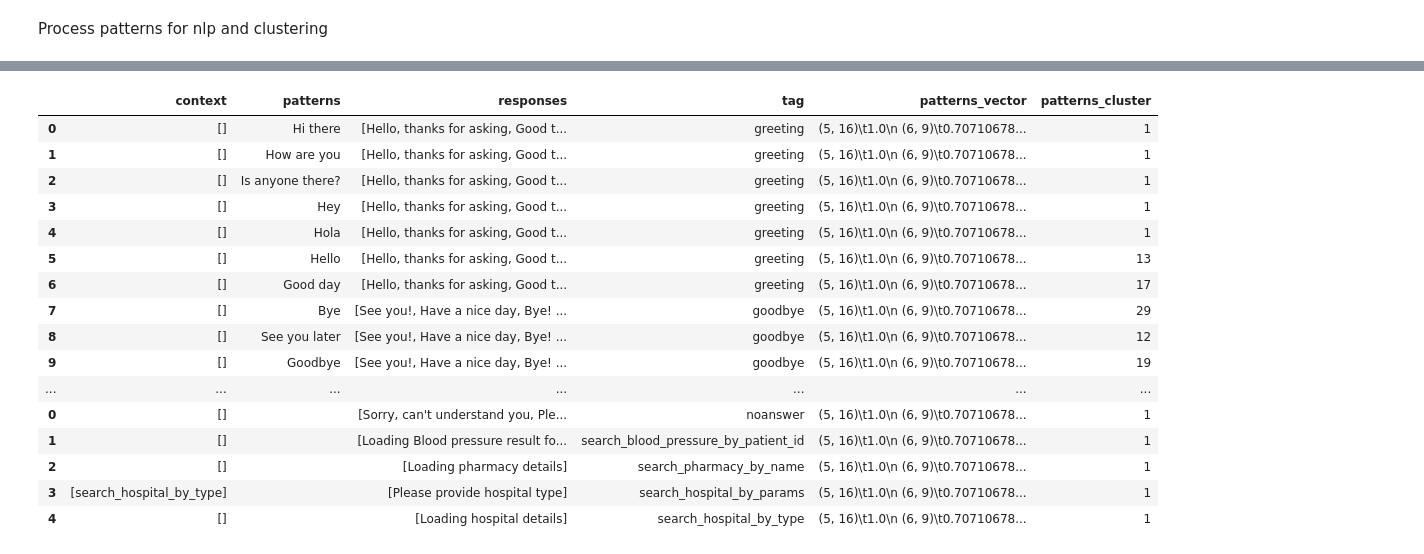
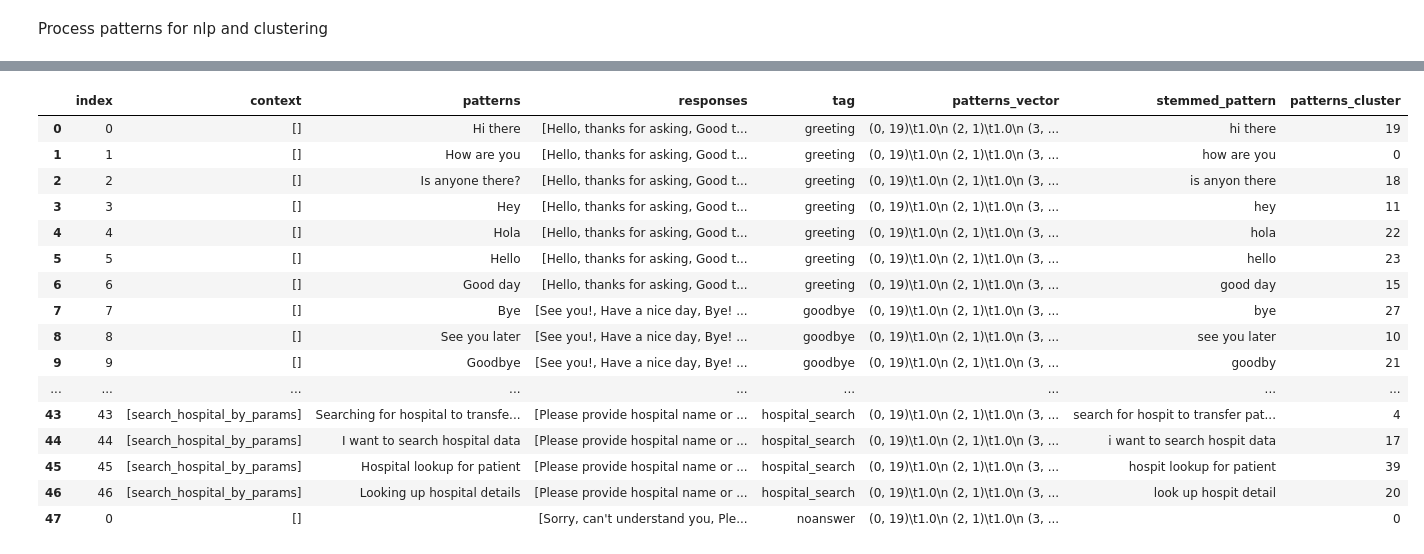
Before and after one commit to rockstardotb/COMP4449, a Jupyter notebook: Midterm/main.ipynb, the cells around one changed output, grey strips where cells are left out. Saved outputs shown, nothing was run; the diff lists cells and outputs as text; code cells hidden in the pictures.

```diff
--- a/Midterm/main.ipynb
+++ b/Midterm/main.ipynb
@@ -47,5 +48,4 @@ import pickle
 
 classes = pickle.load(urllib.request.urlopen("https://raw.githubusercontent.com/emmanueliarussi/DataScienceCapstone/master/3_MidtermProjects/ProjectPCB/data/classes.pkl"))
 words   = pickle.load(urllib.request.urlopen("https://raw.githubusercontent.com/emmanueliarussi/DataScienceCapstone/master/3_MidtermProjects/ProjectPCB/data/words.pkl"))
-print(classes)
-print(words)
+words += ['are', 'can', 'do']#how', 'what', 'you', 'do', 'can']
@@ -81,27 +60,46 @@ intents
 Process patterns for nlp and clustering
 # %%
 df = pd.DataFrame(intents['intents'])
+# explode pattern fields into new rows
 df_intents = pd.DataFrame({
               col:np.repeat(df[col].values, df['patterns'].str.len())
               for col in df.columns.difference(['patterns'])
           }).assign(**{'patterns':np.concatenate(df['patterns'].values)})[df.columns.tolist()]
+# re-add rows with no pattern
 df_intents = df_intents.append(pd.DataFrame([{'context':d['context'],
                                               'patterns':'',
                                               'responses':d['responses'],
                                               'tag':d['tag']}
-                                             for d in intents['intents'] if d['patterns']==[]]))
+                                             for d in intents['intents'] if d['patterns']==[]])).reset_index()
 # %%
 tqdm.pandas()
 stop = stopwords.words()
 
 df_intents['patterns_vector'] = [[]]*len(df_intents.patterns.values)
+df_intents['stemmed_pattern'] = ['']*len(df_intents.patterns.values)
+
+#encoder = OrdinalEncoder()
 
 for idx, val in df_intents.patterns.items():
+    # Normalize words (i.e., convert to same case)
     lowered = val.replace("[^\w\s]", "").lower().split()
+    # Remove punctuation
     table = str.maketrans('', '', string.punctuation)
     stripped = [w.translate(table) for w in lowered]
-    df_intents.set_value(idx, 'patterns_vector', ' '.join([item for item in stripped
-                                                               if item not in stop]))
+    # Remove stop words
+    stops_removed = [item for item in stripped if (item in words) or (item not in stop)]
+    # Stem words
+    porter = nltk.PorterStemmer()
+    lemmatizer = WordNetLemmatizer()
+    lemmatized = [lemmatizer.lemmatize(word) for word in stops_removed]
+    stemmed = ' '.join([porter.stem(word) for word in lemmatized])
+    # make new column for cleaned text
+    df_intents.set_value(idx, 'patterns_vector', stemmed)
+    df_intents.set_value(idx, 'stemmed_pattern', stemmed)
+
+#df_intents['ordinal_value'] = encoder.fit_transform(df_intents.stemmed_pattern.values.reshape(-1,1))
+
+# Vectorize text
 tfidf = TfidfVectorizer(
     min_df = 0,
     max_df = 0.95,
@@ -115,5 +113,9 @@ patterns_tfidf = tfidf.transform(df_intents.patterns_vector)
 
 df_intents.patterns_vector = patterns_tfidf
 
-df_intents.head()
+# remove duplicate patterns
+df_intents = df_intents.copy()[:48]
+patterns_tfidf = patterns_tfidf.copy()[:48]
+
+df_intents
 # %% [output]
@@ -149,31 +175,30 @@ find_optimal_clusters(patterns_tfidf, patterns_tfidf.shape[0])
 # %%
-n_clusters = 41
+n_clusters = 42
 
-model = KMeans(n_clusters=n_clusters, init='k-means++', max_iter=100, n_init=1).fit(patterns_tfidf)
+#model = KMeans(n_clusters=n_clusters, init='k-means++', max_iter=100, n_init=1).fit(patterns_tfidf)
 
-#model = MiniBatchKMeans(n_clusters=n_clusters, init_size=1024, batch_size=2048,
-#                                            random_state=20).fit(patterns_tfidf)
+model = MiniBatchKMeans(n_clusters=n_clusters, random_state=42).fit(patterns_tfidf)
 
 df_intents['patterns_cluster'] = model.predict(patterns_tfidf)
 df_intents
 # %% [output]
-|  | context | patterns | responses | tag | patterns_vector | patterns_cluster |
-| 0 | [] | Hi there | [Hello, thanks for asking, Good t... | greeting | (5, 16)\t1.0\n (6, 9)\t0.70710678... | 1 |
-| 1 | [] | How are you | [Hello, thanks for asking, Good t... | greeting | (5, 16)\t1.0\n (6, 9)\t0.70710678... | 1 |
-| 2 | [] | Is anyone there? | [Hello, thanks for asking, Good t... | greeting | (5, 16)\t1.0\n (6, 9)\t0.70710678... | 1 |
-| 3 | [] | Hey | [Hello, thanks for asking, Good t... | greeting | (5, 16)\t1.0\n (6, 9)\t0.70710678... | 1 |
-| 4 | [] | Hola | [Hello, thanks for asking, Good t... | greeting | (5, 16)\t1.0\n (6, 9)\t0.70710678... | 1 |
-| 5 | [] | Hello | [Hello, thanks for asking, Good t... | greeting | (5, 16)\t1.0\n (6, 9)\t0.70710678... | 13 |
-| 6 | [] | Good day | [Hello, thanks for asking, Good t... | greeting | (5, 16)\t1.0\n (6, 9)\t0.70710678... | 17 |
-| 7 | [] | Bye | [See you!, Have a nice day, Bye! ... | goodbye | (5, 16)\t1.0\n (6, 9)\t0.70710678... | 29 |
-| 8 | [] | See you later | [See you!, Have a nice day, Bye! ... | goodbye | (5, 16)\t1.0\n (6, 9)\t0.70710678... | 12 |
-| 9 | [] | Goodbye | [See you!, Have a nice day, Bye! ... | goodbye | (5, 16)\t1.0\n (6, 9)\t0.70710678... | 19 |
-| ... | ... | ... | ... | ... | ... | ... |
-| 0 | [] |  | [Sorry, can't understand you, Ple... | noanswer | (5, 16)\t1.0\n (6, 9)\t0.70710678... | 1 |
-| 1 | [] |  | [Loading Blood pressure result fo... | search_blood_pressure_by_patient_id | (5, 16)\t1.0\n (6, 9)\t0.70710678... | 1 |
-| 2 | [] |  | [Loading pharmacy details] | search_pharmacy_by_name | (5, 16)\t1.0\n (6, 9)\t0.70710678... | 1 |
-| 3 | [search_hospital_by_type] |  | [Please provide hospital type] | search_hospital_by_params | (5, 16)\t1.0\n (6, 9)\t0.70710678... | 1 |
-| 4 | [] |  | [Loading hospital details] | search_hospital_by_type | (5, 16)\t1.0\n (6, 9)\t0.70710678... | 1 |
+|  | index | context | patterns | responses | tag | patterns_vector | stemmed_pattern | patterns_cluster |
+| 0 | 0 | [] | Hi there | [Hello, thanks for asking, Good t... | greeting | (0, 19)\t1.0\n (2, 1)\t1.0\n (3, ... | hi there | 19 |
+| 1 | 1 | [] | How are you | [Hello, thanks for asking, Good t... | greeting | (0, 19)\t1.0\n (2, 1)\t1.0\n (3, ... | how are you | 0 |
+| 2 | 2 | [] | Is anyone there? | [Hello, thanks for asking, Good t... | greeting | (0, 19)\t1.0\n (2, 1)\t1.0\n (3, ... | is anyon there | 18 |
+| 3 | 3 | [] | Hey | [Hello, thanks for asking, Good t... | greeting | (0, 19)\t1.0\n (2, 1)\t1.0\n (3, ... | hey | 11 |
+| 4 | 4 | [] | Hola | [Hello, thanks for asking, Good t... | greeting | (0, 19)\t1.0\n (2, 1)\t1.0\n (3, ... | hola | 22 |
+| 5 | 5 | [] | Hello | [Hello, thanks for asking, Good t... | greeting | (0, 19)\t1.0\n (2, 1)\t1.0\n (3, ... | hello | 23 |
+| 6 | 6 | [] | Good day | [Hello, thanks for asking, Good t... | greeting | (0, 19)\t1.0\n (2, 1)\t1.0\n (3, ... | good day | 15 |
+| 7 | 7 | [] | Bye | [See you!, Have a nice day, Bye! ... | goodbye | (0, 19)\t1.0\n (2, 1)\t1.0\n (3, ... | bye | 27 |
+| 8 | 8 | [] | See you later | [See you!, Have a nice day, Bye! ... | goodbye | (0, 19)\t1.0\n (2, 1)\t1.0\n (3, ... | see you later | 10 |
+| 9 | 9 | [] | Goodbye | [See you!, Have a nice day, Bye! ... | goodbye | (0, 19)\t1.0\n (2, 1)\t1.0\n (3, ... | goodby | 21 |
+| ... | ... | ... | ... | ... | ... | ... | ... | ... |
+| 43 | 43 | [search_hospital_by_params] | Searching for hospital to transfe... | [Please provide hospital name or ... | hospital_search | (0, 19)\t1.0\n (2, 1)\t1.0\n (3, ... | search for hospit to transfer pat... | 4 |
+| 44 | 44 | [search_hospital_by_params] | I want to search hospital data | [Please provide hospital name or ... | hospital_search | (0, 19)\t1.0\n (2, 1)\t1.0\n (3, ... | i want to search hospit data | 17 |
+| 45 | 45 | [search_hospital_by_params] | Hospital lookup for patient | [Please provide hospital name or ... | hospital_search | (0, 19)\t1.0\n (2, 1)\t1.0\n (3, ... | hospit lookup for patient | 39 |
+| 46 | 46 | [search_hospital_by_params] | Looking up hospital details | [Please provide hospital name or ... | hospital_search | (0, 19)\t1.0\n (2, 1)\t1.0\n (3, ... | look up hospit detail | 20 |
+| 47 | 0 | [] |  | [Sorry, can't understand you, Ple... | noanswer | (0, 19)\t1.0\n (2, 1)\t1.0\n (3, ... |  | 0 |
 # %%
 user_prompt = ''
 
```
Also changed, not shown: parts of 7 cells of this notebook.
